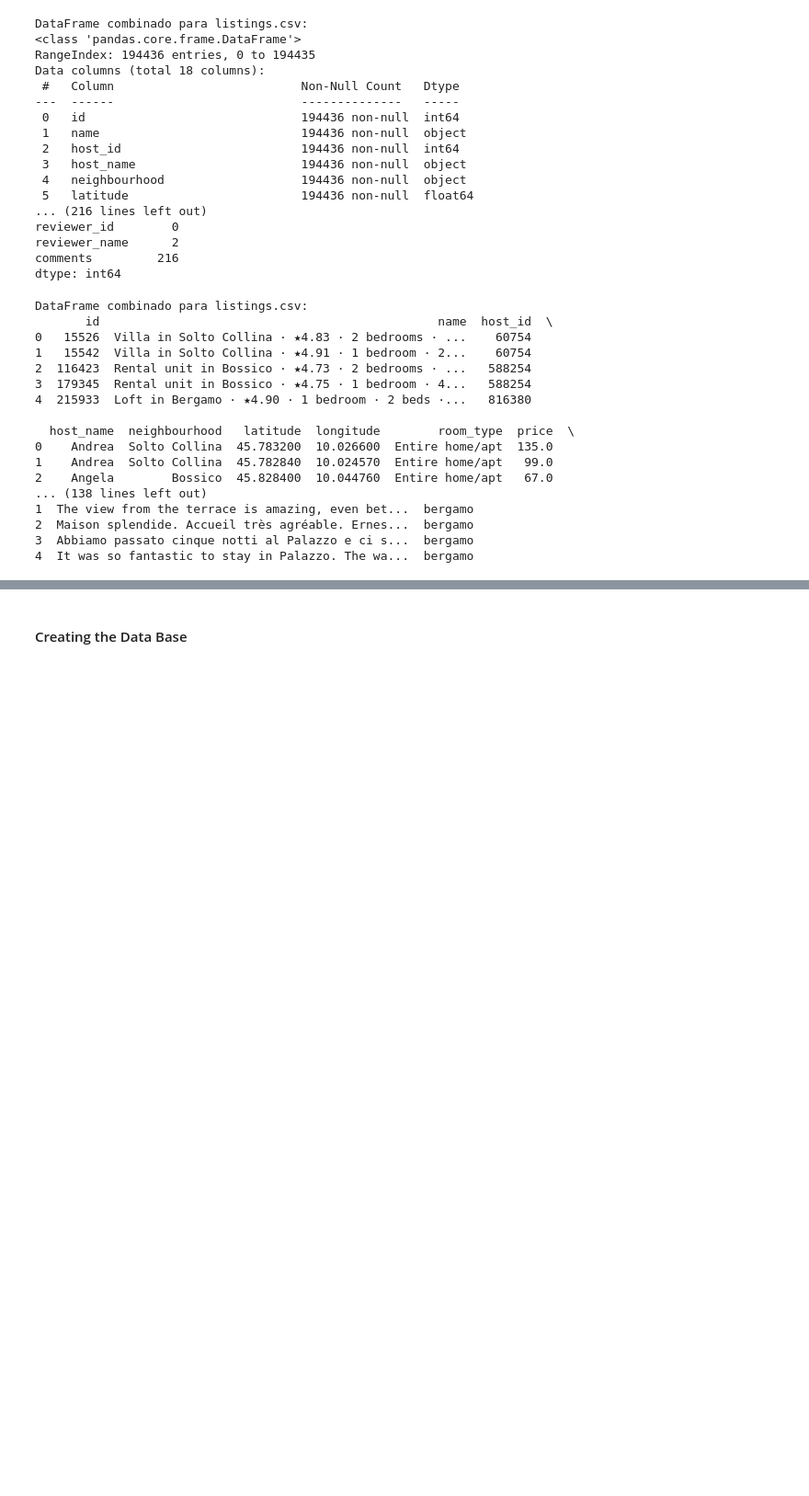
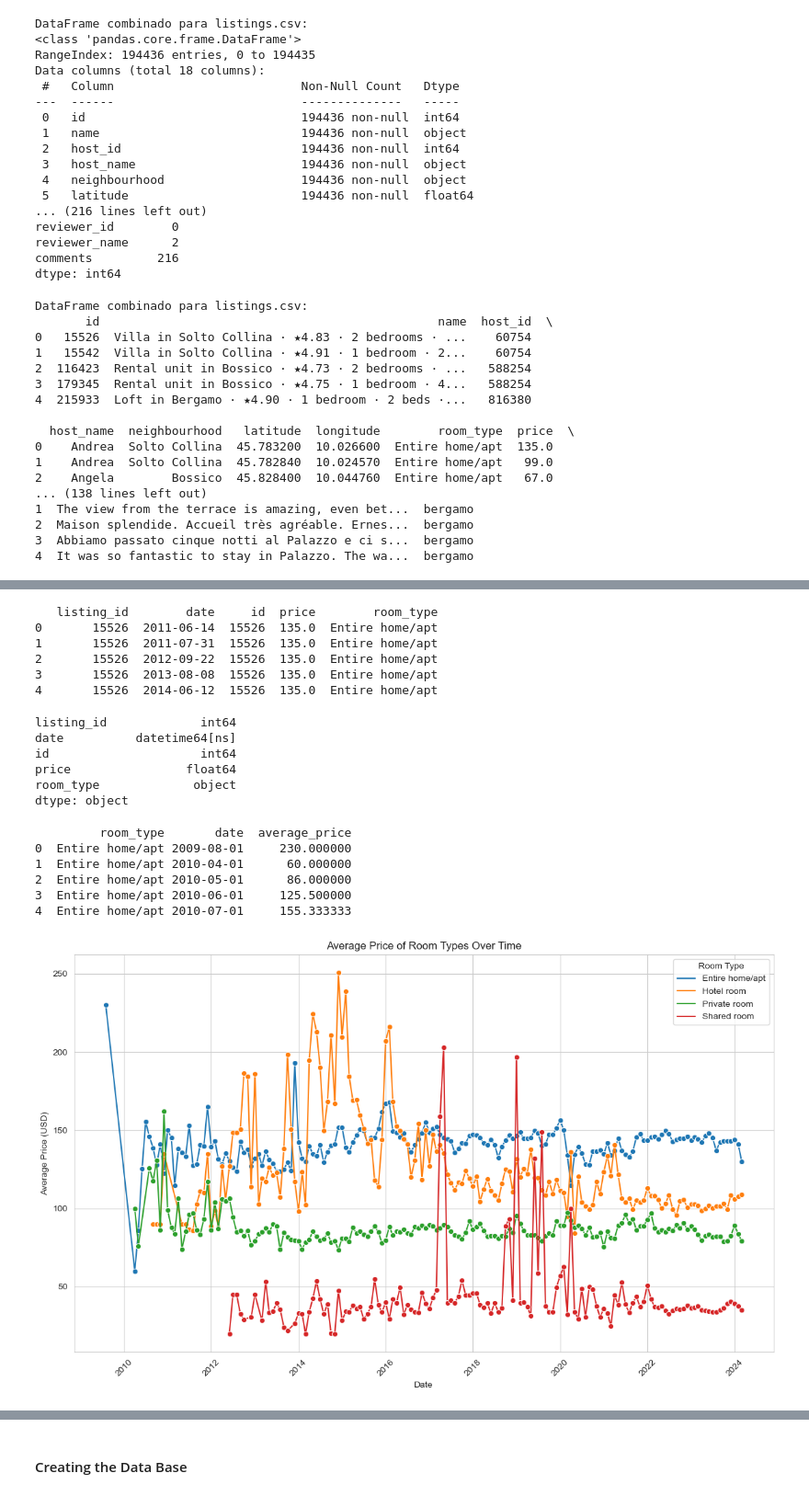
Before and after one commit to giovales/Airbnb_Italy, a Jupyter notebook: data_analysis.ipynb, the cells around one changed output, grey strips where cells are left out. Shown at 92% size. Drawn from its saved outputs; the diff is of its cells as text; code cells hidden in the pictures; blank space fills up the shorter version.

```diff
--- a/data_analysis.ipynb
+++ b/data_analysis.ipynb
@@ -84,0 +122,70 @@ DataFrame combinado para listings.csv:
+# %%
+# Merge the filtered listings and reviews dataframes on id and listing_id
+merged_df = pd.merge(reviews_filtered, listings_filtered, left_on='listing_id', right_on='id')
+
+# Display the first few rows of the merged dataframe to ensure it worked correctly
+print(merged_df.head())
+# %% [output]
+   listing_id        date     id  price        room_type
+0       15526  2011-06-14  15526  135.0  Entire home/apt
+1       15526  2011-07-31  15526  135.0  Entire home/apt
+2       15526  2012-09-22  15526  135.0  Entire home/apt
+3       15526  2013-08-08  15526  135.0  Entire home/apt
+4       15526  2014-06-12  15526  135.0  Entire home/apt
+# %%
+# Convert the 'date' column in reviews to datetime
+merged_df['date'] = pd.to_datetime(merged_df['date'])
+
+# Convert the 'price' column in listings to numeric (removing any non-numeric characters)
+merged_df['price'] = merged_df['price'].replace('[\$,]', '', regex=True).astype(float)
+
+# Check the data types to ensure conversions were successful
+print(merged_df.dtypes)
+# %% [output]
+listing_id             int64
+date          datetime64[ns]
+id                     int64
+price                float64
+room_type             object
+dtype: object
+# %%
+# Group by room_type and date, then calculate the average price
+grouped_df = merged_df.groupby(['room_type', merged_df['date'].dt.to_period('M')]).agg({'price': 'mean'}).reset_index()
+
+# Rename columns for clarity
+grouped_df.columns = ['room_type', 'date', 'average_price']
+
+# Convert the 'date' column back to datetime format for plotting
+grouped_df['date'] = grouped_df['date'].dt.to_timestamp()
+
+# Display the first few rows of the grouped dataframe to check the results
+print(grouped_df.head())
+# %% [output]
+         room_type       date  average_price
+0  Entire home/apt 2009-08-01     230.000000
+1  Entire home/apt 2010-04-01      60.000000
+2  Entire home/apt 2010-05-01      86.000000
+3  Entire home/apt 2010-06-01     125.500000
+4  Entire home/apt 2010-07-01     155.333333
+# %%
+import matplotlib.pyplot as plt
+import seaborn as sns
+
+# Set the plot size and style
+plt.figure(figsize=(14, 8))
+sns.set_style("whitegrid")
+
+# Plot the average price over time for each room type
+sns.lineplot(data=grouped_df, x='date', y='average_price', hue='room_type', marker='o')
+
+# Set plot labels and title
+plt.title('Average Price of Room Types Over Time')
+plt.xlabel('Date')
+plt.ylabel('Average Price (USD)')
+plt.legend(title='Room Type')
+plt.xticks(rotation=45)
+
+# Show the plot
+plt.show()
+# %% [output]
+[figure, added]
```
Also changed, not shown: parts of 18 cells of this notebook.
